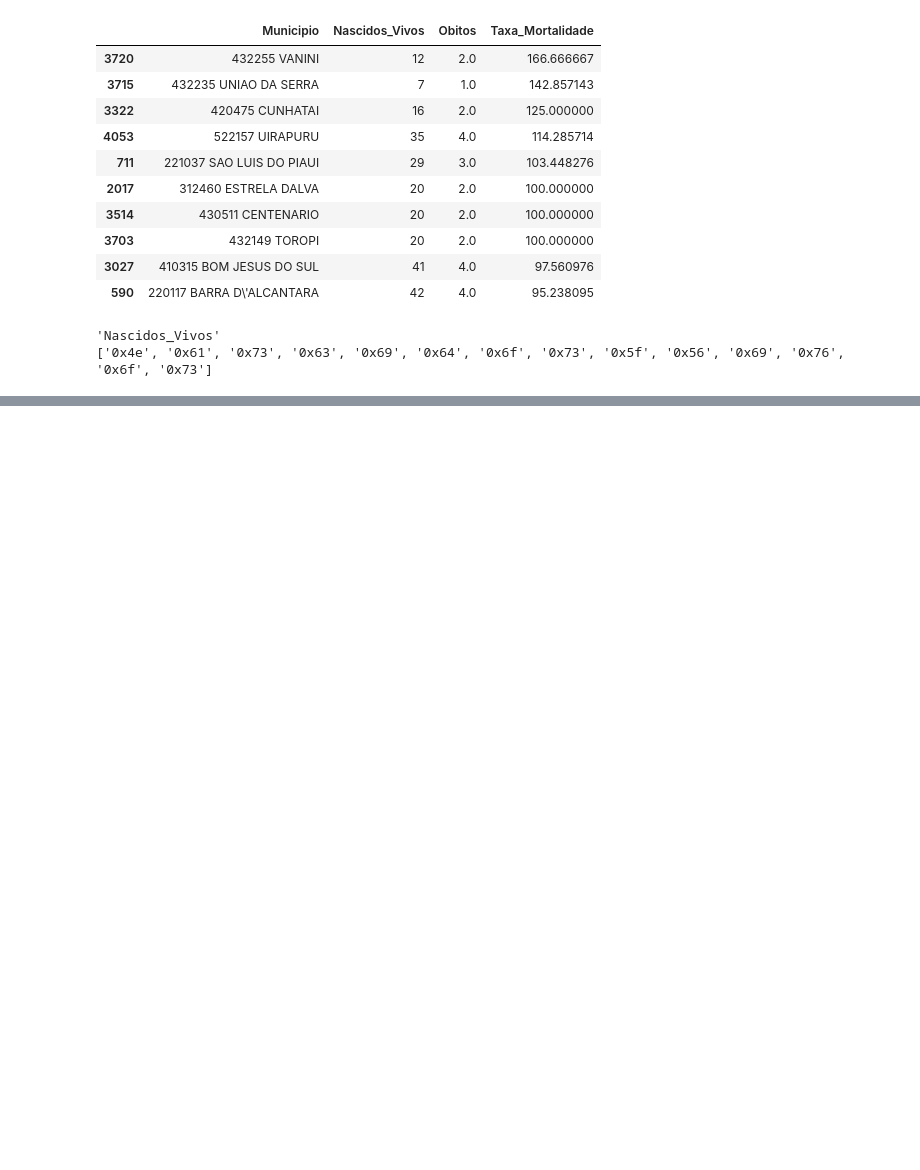
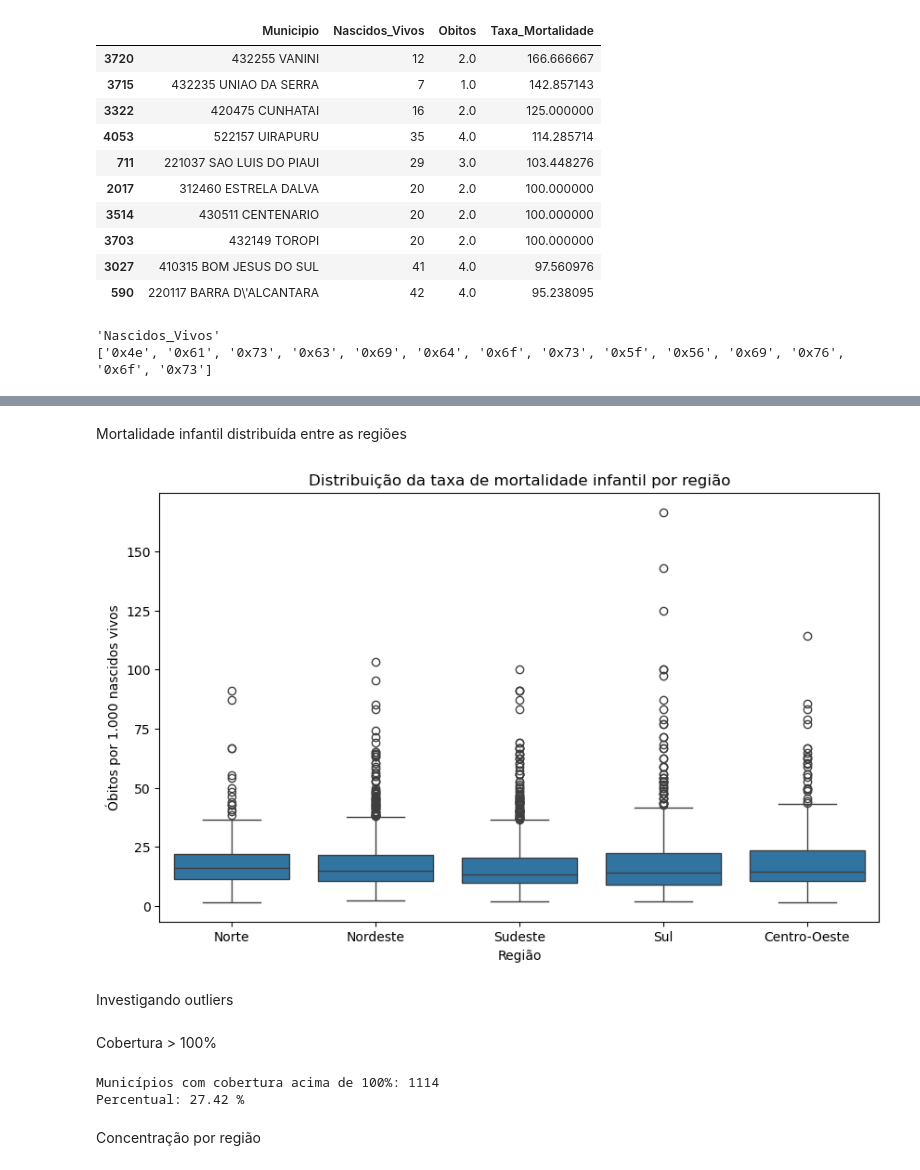
Before and after one commit to deltageneral186/Projeto-Final-de-Ciencia-de-Dados, a Jupyter notebook: datasets/Projeto Final de Ciência de Dados.ipynb, the cells around one changed output, grey strips where cells are left out. Saved outputs shown, nothing was run; the diff lists cells and outputs as text; code cells hidden in the pictures; blank space fills up the shorter version.

```diff
--- a/datasets/Projeto Final de Ciência de Dados.ipynb
+++ b/datasets/Projeto Final de Ciência de Dados.ipynb
@@ -480,0 +541,39 @@ print([hex(ord(c)) for c in col])
+# %% [markdown]
+Mortalidade infantil distribuída entre as regiões
+# %%
+plt.figure(figsize=(10, 6))
+
+sns.boxplot(
+    data=df,
+    x="Região",
+    y="Taxa_Mortalidade"
+)
+plt.title("Distribuição da taxa de mortalidade infantil por região")
+plt.xlabel("Região")
+plt.ylabel("Óbitos por 1.000 nascidos vivos")
+
+plt.show()
+# %% [output]
+[figure, added]
+# %% [markdown]
+Investigando outliers
+# %% [markdown]
+Cobertura > 100%
+# %%
+cobertura_acima_100 = df[
+    df["Cobertura_Poliomielite"] > 100
+]
+print(
+    "Municípios com cobertura acima de 100%:",
+    len(cobertura_acima_100)
+)
+print(
+    "Percentual:",
+    round(len(cobertura_acima_100) / len(df) * 100, 2),
+    "%"
+)
+# %% [output]
+Municípios com cobertura acima de 100%: 1114
+Percentual: 27.42 %
+# %% [markdown]
+Concentração por região
```
Also changed, not shown: parts of 18 cells of this notebook.
